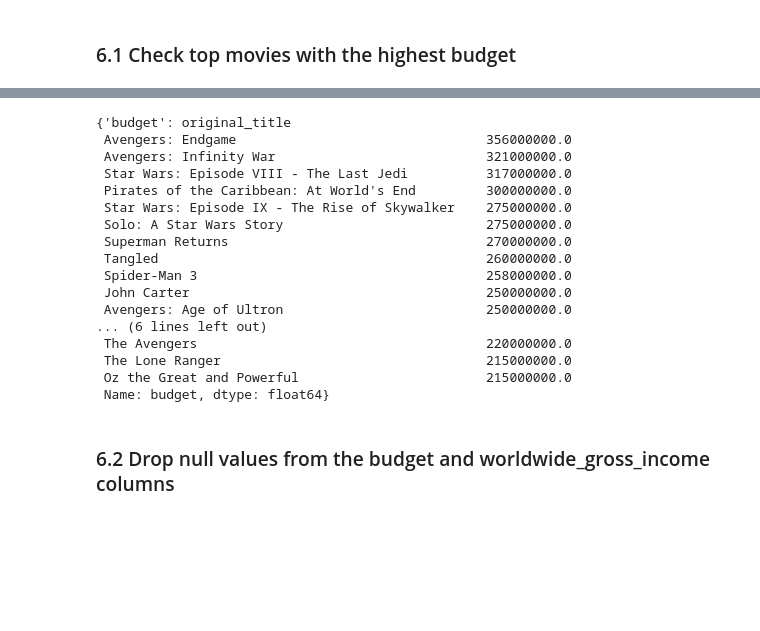
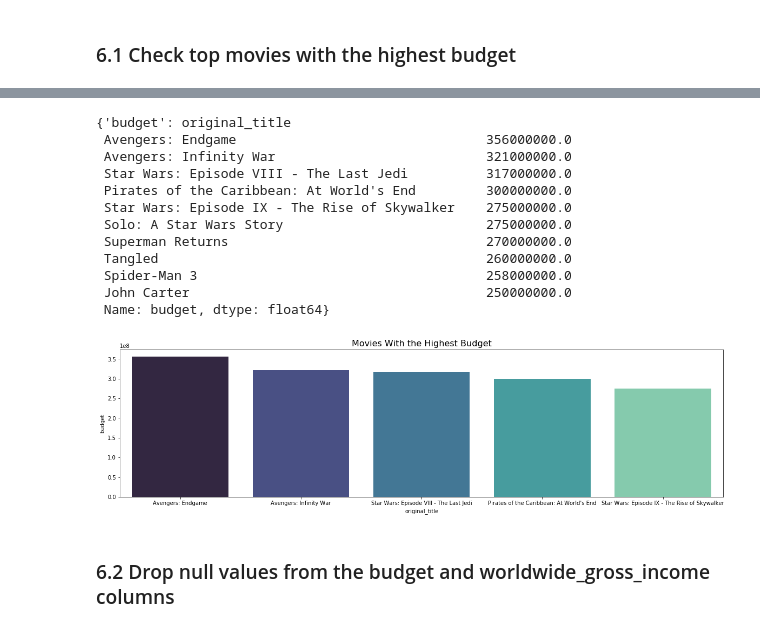
Before and after one commit to Ismaeltrevi/project-cinema, a Jupyter notebook: student.ipynb, the cells around one changed output, grey strips where cells are left out. Saved outputs shown, nothing was run; the diff lists cells and outputs as text; code cells hidden in the pictures; blank space fills up the shorter version.

```diff
--- a/student.ipynb
+++ b/student.ipynb
@@ -623,7 +650,7 @@ df.nlargest(5, 'budget')
 # Creates a dictionary with the top 5 movies with the highest budget
 df_top_budget = df.filter(['original_title','budget'], axis=1)
 df_top_budget.set_index('original_title',inplace=True)
-budget_dict = dict(df_top_budget.nlargest(20, 'budget'))
+budget_dict = dict(df_top_budget.nlargest(10, 'budget'))
 budget_dict
 # %% [output]
 {'budget': original_title
@@ -637,12 +664,14 @@ budget_dict
  Tangled                                          260000000.0
  Spider-Man 3                                     258000000.0
  John Carter                                      250000000.0
- Avengers: Age of Ultron                          250000000.0
-... (6 lines left out)
- The Avengers                                     220000000.0
- The Lone Ranger                                  215000000.0
- Oz the Great and Powerful                        215000000.0
  Name: budget, dtype: float64}
+# %%
+top_budget = df.nlargest(5,'budget')
+plt.figure(figsize=(20, 5))
+budget = sns.barplot(x='original_title', y='budget', data=top_budget,palette="mako")
+budget.set_title('Movies With the Highest Budget', fontdict={'fontsize':16});
+# %% [output]
+[figure, added]
 # %% [markdown]
 ### 6.2 Drop null values from the budget and worldwide_gross_income columns
 # %%
```
Also changed, not shown: parts of 51 cells of this notebook, 1 other file.
